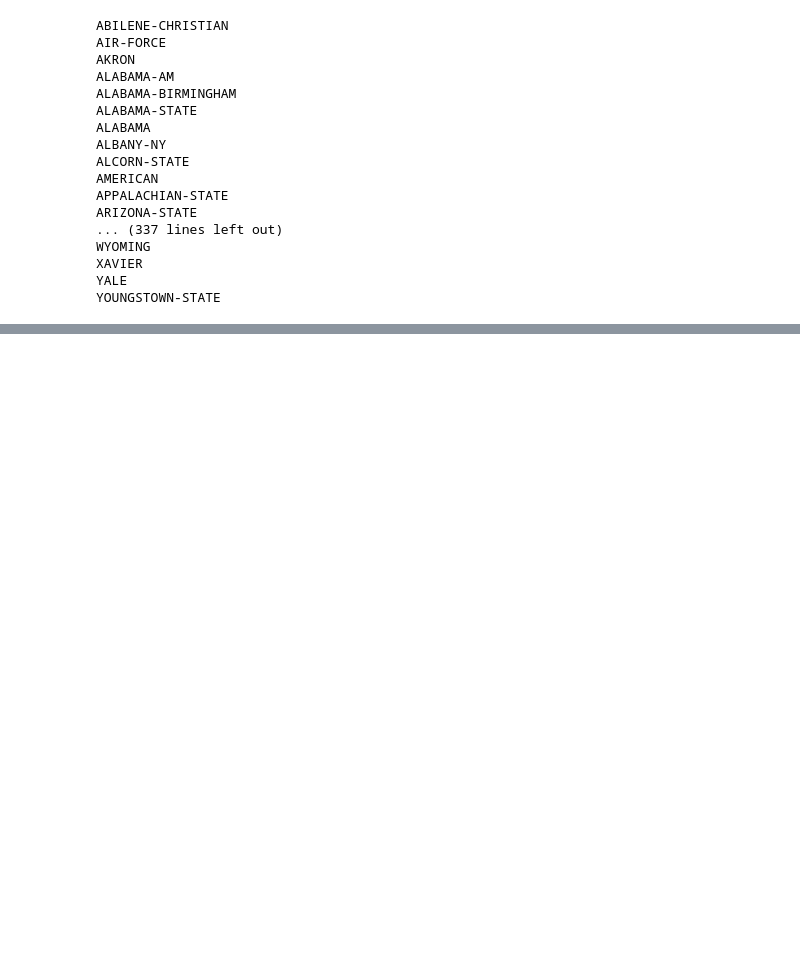
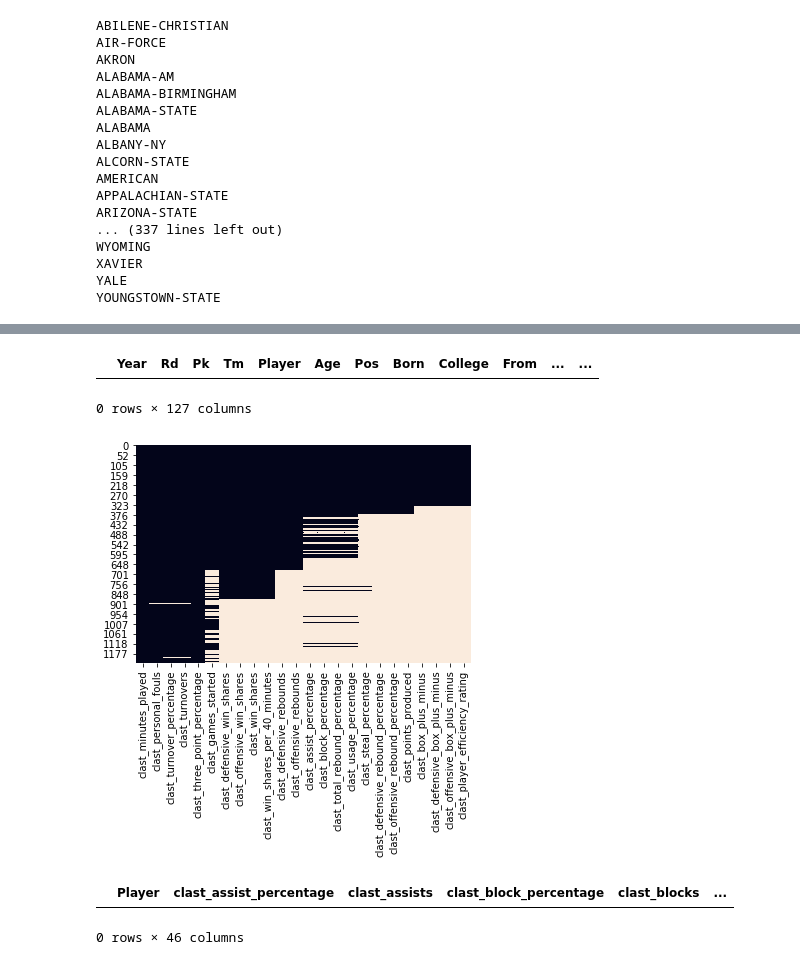
Before and after one commit to timwiede/springboard, a Jupyter notebook: CS1/wrangling.ipynb, the cells around one changed output, grey strips where cells are left out. Drawn from its saved outputs; the diff is of its cells as text; code cells hidden in the pictures; blank space fills up the shorter version.

```diff
--- a/CS1/wrangling.ipynb
+++ b/CS1/wrangling.ipynb
@@ -537,0 +582,3 @@ data.to_csv('player_data.csv',index=None,header=True)
+# %%
+for i in list(data[data.clast_three_point_percentage.isnull()].index):
+    data.loc[i,'clast_three_point_percentage']=0
@@ -537,0 +611,16 @@ data.to_csv('player_data.csv',index=None,header=True)
+# %%
+data=data.drop(list(data[data.clast_minutes_played.isnull()].index))
+# %%
+data[data.clast_minutes_played.isnull()]
+# %% [output]
+|  | Year | Rd | Pk | Tm | Player | Age | Pos | Born | College | From | ... | ... |
+0 rows × 127 columns
+# %%
+missing_map=sns.heatmap(data[cl_missing].isnull(), cbar=False)
+# %% [output]
+[figure, added]
+# %%
+data[data.clast_personal_fouls.isnull()][['Player']+clast_columns]
+# %% [output]
+|  | Player | clast_assist_percentage | clast_assists | clast_block_percentage | clast_blocks | ... |
+0 rows × 46 columns
```
Also changed, not shown: parts of 79 cells of this notebook, 3 other files.
